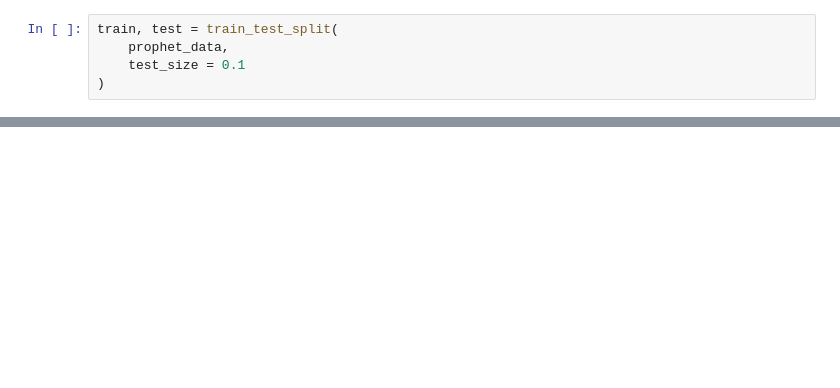
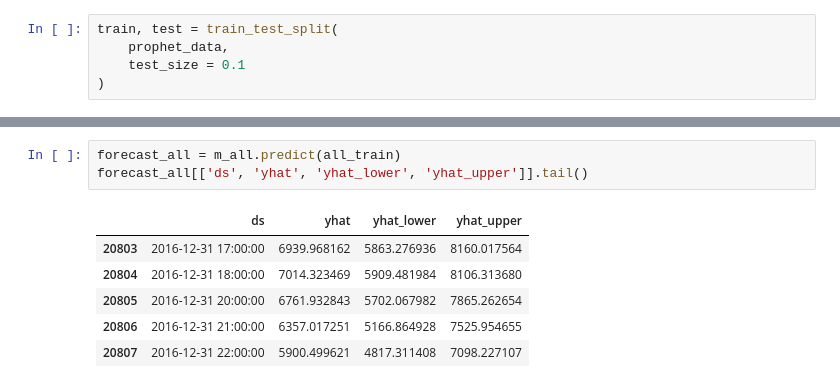
Before and after one commit to cLawson101/CS-391L-Final-Project, a Jupyter notebook: south_central_wz_transformer-prophet.ipynb, the cells around one changed output, grey strips where cells are left out. Drawn from its saved outputs; the diff is of its cells as text; blank space fills up the shorter version.

```diff
--- a/south_central_wz_transformer-prophet.ipynb
+++ b/south_central_wz_transformer-prophet.ipynb
@@ -208,0 +275,10 @@ Testing RMSE 2404.559519422706
+# %%
+forecast_all = m_all.predict(all_train)
+forecast_all[['ds', 'yhat', 'yhat_lower', 'yhat_upper']].tail()
+# %% [output]
+|  | ds | yhat | yhat_lower | yhat_upper |
+| 20803 | 2016-12-31 17:00:00 | 6939.968162 | 5863.276936 | 8160.017564 |
+| 20804 | 2016-12-31 18:00:00 | 7014.323469 | 5909.481984 | 8106.313680 |
+| 20805 | 2016-12-31 20:00:00 | 6761.932843 | 5702.067982 | 7865.262654 |
+| 20806 | 2016-12-31 21:00:00 | 6357.017251 | 5166.864928 | 7525.954655 |
+| 20807 | 2016-12-31 22:00:00 | 5900.499621 | 4817.311408 | 7098.227107 |
```
Also changed, not shown: parts of 38 cells of this notebook.
